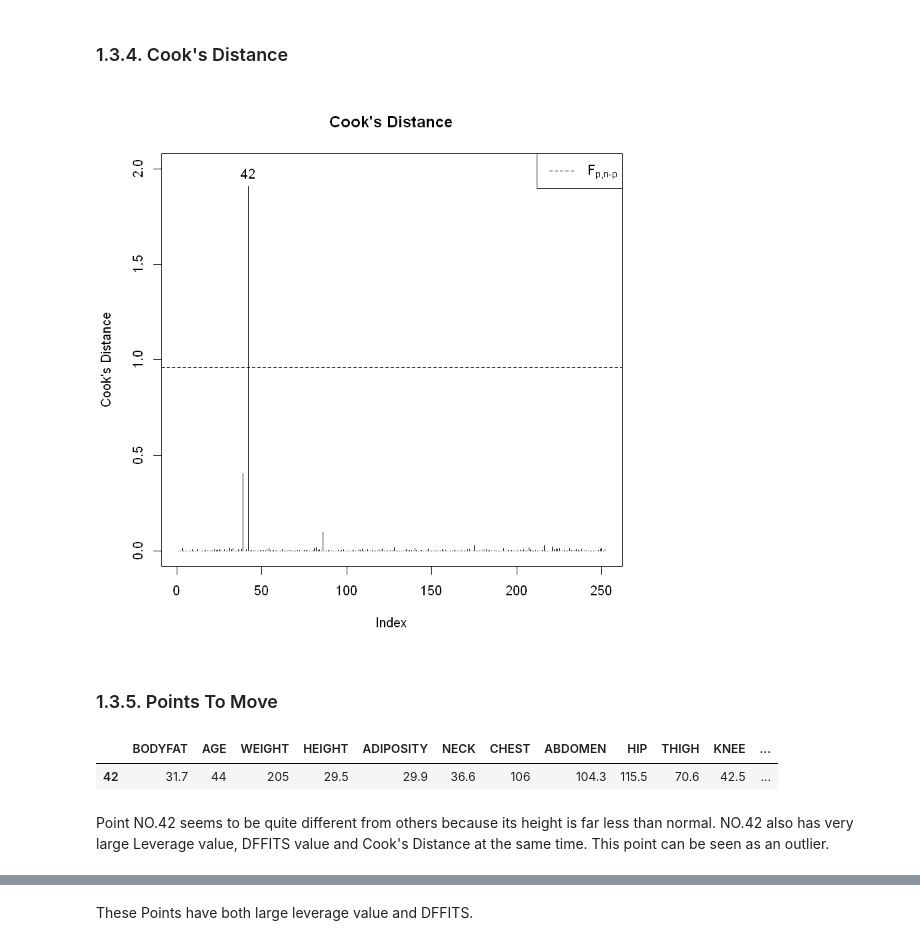
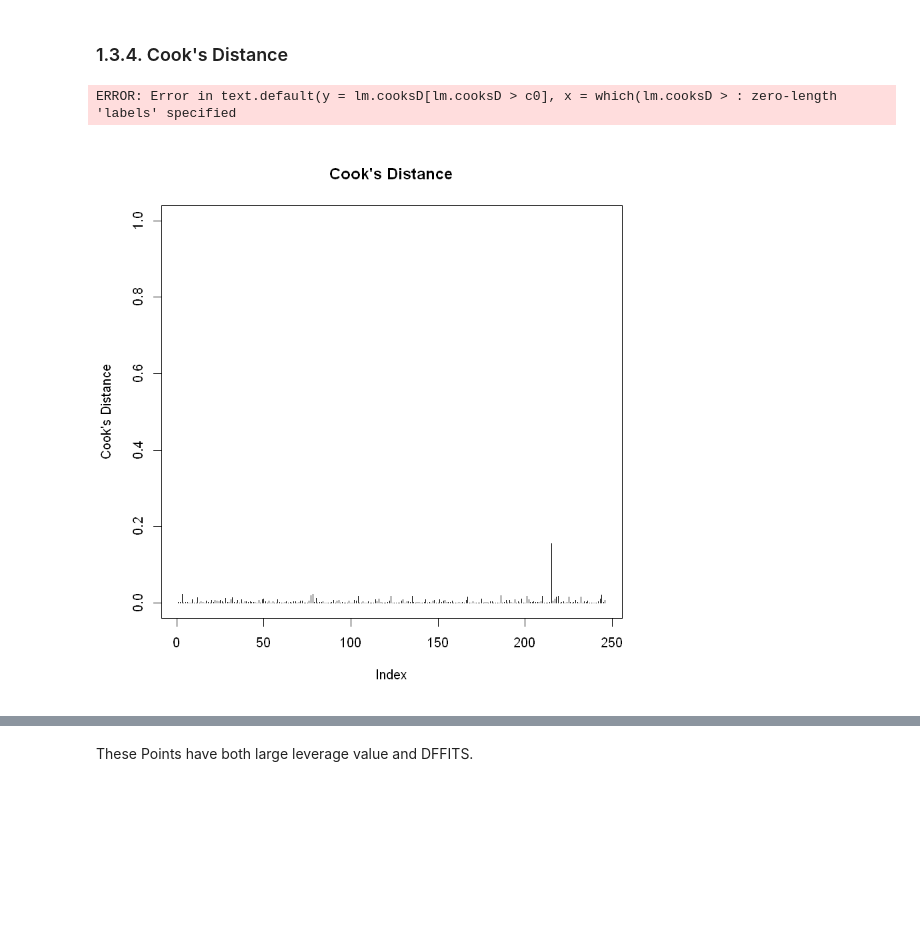
Before and after one commit to OliverXUZY/STAT628, a Jupyter notebook: STAT 628 Module 2.ipynb, the cells around one changed output, grey strips where cells are left out. Cells and saved outputs as stored; diff of their text form; code cells hidden in the pictures; blank space fills up the shorter version.

```diff
--- a/STAT 628 Module 2.ipynb
+++ b/STAT 628 Module 2.ipynb
@@ -19,0 +40,4 @@ head(data)
+# %%
+RMIndex = which(data[,1]==0 | data[,3]==max(data[,3]) | data[,4]==min(data[,4]) | data[,6]==max(data[,6]) | data[,7]>125 |
+                data[,8]==max(data[,8]) | data[,9]>120 | data[,10]==max(data[,10]) | data[,11]==max(data[,11]) |
+                data[,11]==max(data[,11]) | data[,12]>29 | data[,13]==max(data[,13]))
@@ -20,7 +68,7 @@ head(data)
 # %% [markdown]
 ## 1.2. Simple Linear Regression
 # %%
-lm.naive = lm(BODYFAT~., data = data)
+lm.naive = lm(BODYFAT~., data = data[-RMIndex,])
 summary(lm.naive)
 # %% [output]
 Call:
@@ -88,22 +133,14 @@ legend("topright", legend = expression(2*sqrt(p/n)), lty = 2)
 ### 1.3.4. Cook's Distance
 # %%
 lm.cooksD=cooks.distance(lm.naive)
-plot(lm.cooksD, type = "h", ylim = c(0, 2), ylab = "Cook's Distance", main = "Cook's Distance")
-c0 = qf(0.5, 15, 237)
+plot(lm.cooksD, type = "h", ylim = c(0, 1), ylab = "Cook's Distance", main = "Cook's Distance")
+c0 = qf(0.5, 14, 238)
 text(y = lm.cooksD[lm.cooksD>c0], x = which(lm.cooksD>c0), labels = which(lm.cooksD>c0), cex = 1, pos = 3)
 abline(h = c0, lty = 2)
 legend("topright", legend = expression(F[paste("p,n-p", sep="")]), lty = 2)
 # %% [output]
+ERROR: Error in text.default(y = lm.cooksD[lm.cooksD > c0], x = which(lm.cooksD > : zero-length 'labels' specified
-[figure, old version]
+[figure, new version]
-# %% [markdown]
-### 1.3.5. Points To Move
-# %%
-data[which(lm.hats>h0 & abs(lm.dffits)>d0 & lm.cooksD>c0),]
-# %% [output]
-|  | BODYFAT | AGE | WEIGHT | HEIGHT | ADIPOSITY | NECK | CHEST | ABDOMEN | HIP | THIGH | KNEE | ... |
-| 42 | 31.7 | 44 | 205 | 29.5 | 29.9 | 36.6 | 106 | 104.3 | 115.5 | 70.6 | 42.5 | ... |
-# %% [markdown]
-Point NO.42 seems to be quite different from others because its height is far less than normal. NO.42 also has very large Leverage value, DFFITS value and Cook's Distance at the same time. This point can be seen as an outlier.
 # %%
 data[which(lm.hats>h0 & abs(lm.dffits)>d0),]
 # %% [output]
```
Also changed, not shown: parts of 13 cells of this notebook.
